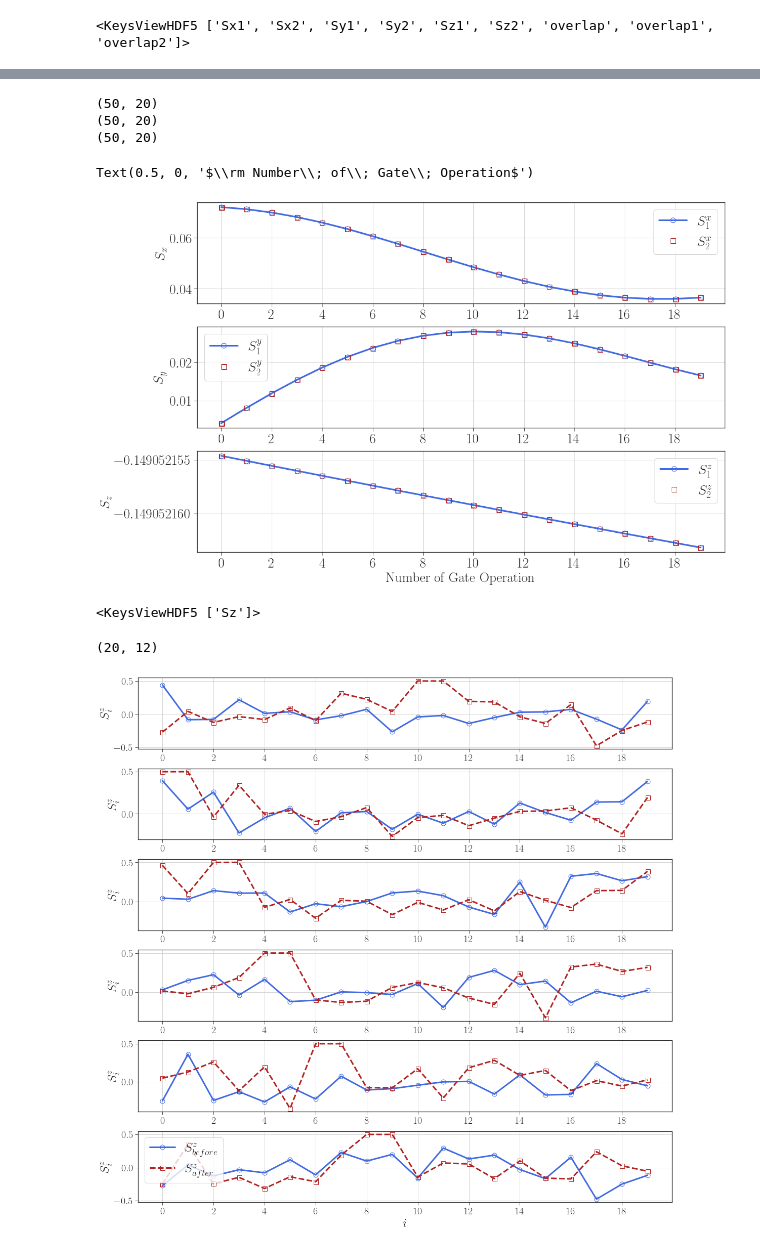
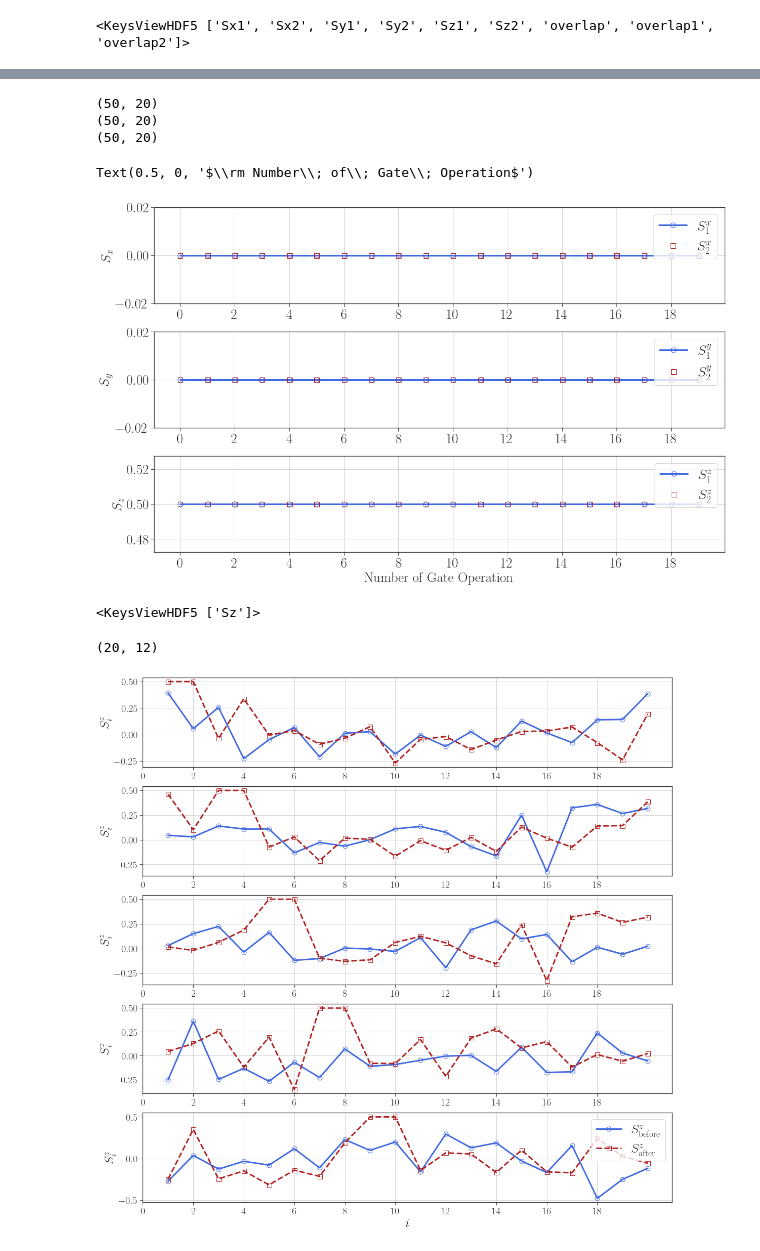
Before and after one commit to xiaobo-23/EntangledLightConeSampling, a Jupyter notebook: HQA_Data_Analysis.ipynb, the cells around one changed output, grey strips where cells are left out. Cells and saved outputs as stored; diff of their text form; code cells hidden in the pictures.

Commit message:
update data analysis

```diff
--- a/HQA_Data_Analysis.ipynb
+++ b/HQA_Data_Analysis.ipynb
@@ -92,7 +92,7 @@ plt.savefig('Figures/Long_Range_Two_Site_Check_Spin_Components.pdf')
 (50, 20)
 [figure]
 # %%
-file = h5py.File("Data/Long_Range_Gate_Test_Time_Series.h5", "r")
+file = h5py.File("Data/Long_Range_Gate_Test_Time_Series_AF.h5", "r")
 # %%
 file.keys()
 # %% [output]
@@ -149,11 +149,14 @@ for ind in range(len(tags)):
              markeredgecolor = 'royalblue', markerfacecolor = 'none', label = labels[ind][0])
     ax1.plot(np.arange(20), tmp2[0, :], linestyle = " ", linewidth = 3, color = 'firebrick', marker = 's', markersize = 9, \
              markeredgecolor = 'firebrick', markerfacecolor = 'none', label = labels[ind][1])
+    if ind != 2:
+        ax1.set_ylim(-0.02, 0.02)
     ax1.set_ylabel(ylabels[ind], fontsize = 25)
     ax1.set_xticks(np.arange(0, 20, 2))
     ax1.tick_params(axis = "both", which = "major", labelsize = 25)
     ax1.legend(frameon = True, fontsize = 25)
     ax1.grid()
+
 ax1.set_xlabel(r'$\rm Number\; of\; Gate\; Operation$', fontsize = 25)
 
 # plt.savefig('Figures/Long_Range_Two_Site_Check_Spin_Components_Time_Series_AF.pdf')
@@ -162,7 +165,7 @@ ax1.set_xlabel(r'$\rm Number\; of\; Gate\; Operation$', fontsize = 25)
 (50, 20)
 (50, 20)
 Text(0.5, 0, '$\\rm Number\\; of\\; Gate\\; Operation$')
-[figure, old version]
+[figure, new version]
 # %%
 file = h5py.File("Data/Sample_Test_Random.h5", "r")
 # %%
@@ -172,29 +175,29 @@ file.keys()
 # %%
 '''
     Plot the overlap of wavefunctions obtained by apply the long-range gate in two ways
 '''
 
 fig = plt.figure(figsize = (16, 25 * goldenRatio), tight_layout = True)
-spec = gridspec.GridSpec(nrows = 6, ncols = 1, figure = fig)
+spec = gridspec.GridSpec(nrows = 5, ncols = 1, figure = fig)
 plt.style.use('seaborn-ticks')
 
 Sz = np.array(file['Sz']); print(Sz.shape)
 
-for ind in range(6):
-    ax1 = fig.add_subplot(spec[ind, 0])
-    ax1.plot(np.arange(20), Sz[:, 2 * ind],  linewidth = 3, color = 'royalblue', marker = 'o', markersize = 9, \
-             markeredgecolor = 'royalblue', markerfacecolor = 'none', label = r'$S_{before}^{z}$')
-    ax1.plot(np.arange(20), Sz[:, 2 * ind - 1], linestyle = "--", linewidth = 3, color = 'firebrick', marker = 's', markersize = 9, \
-             markeredgecolor = 'firebrick', markerfacecolor = 'none', label = r'$S_{after}^{z}$')
+for ind in range(1, 6):
+    ax1 = fig.add_subplot(spec[ind - 1, 0])
+    ax1.plot(np.arange(1, 21), Sz[:, 2 * ind],  linewidth = 3, color = 'royalblue', marker = 'o', markersize = 9, \
+             markeredgecolor = 'royalblue', markerfacecolor = 'none', label = r'$S_{\rm before}^{z}$')
+    ax1.plot(np.arange(1, 21), Sz[:, 2 * ind - 1], linestyle = "--", linewidth = 3, color = 'firebrick', marker = 's', markersize = 9, \
+             markeredgecolor = 'firebrick', markerfacecolor = 'none', label = r'$S_{\rm after}^{z}$')
     ax1.set_ylabel(r'$S_{i}^{z}$', fontsize = 25)
     ax1.set_xticks(np.arange(0, 20, 2))
     ax1.tick_params(axis = "both", which = "major", labelsize = 20)
     ax1.grid()
 
 ax1.set_xlabel(r'$i$', fontsize = 25)
 ax1.legend(frameon = True, fontsize = 25)
 
 plt.savefig('Figures/Sampling_Sz_Random.pdf')
 # %% [output]
 (20, 12)
-[figure, old version]
+[figure, new version]
```
Also changed, not shown: parts of 1 cell of this notebook.
